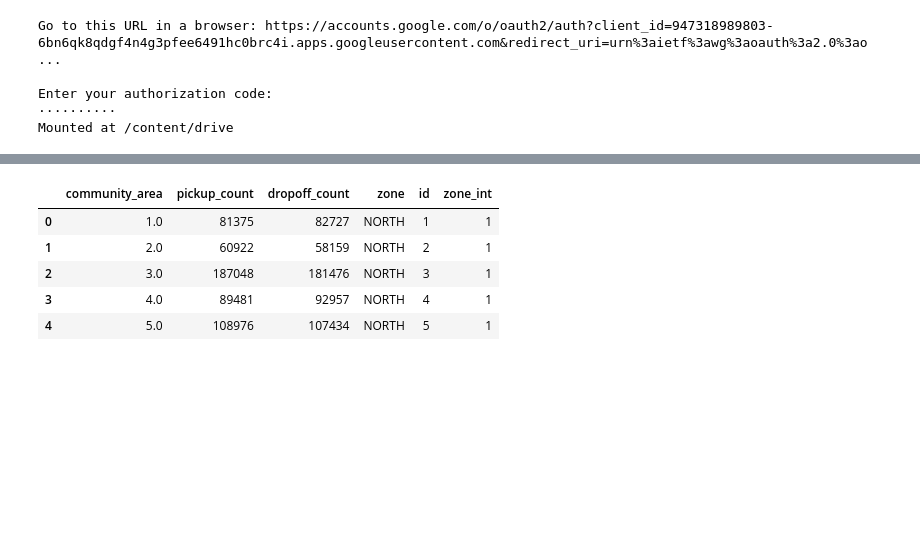
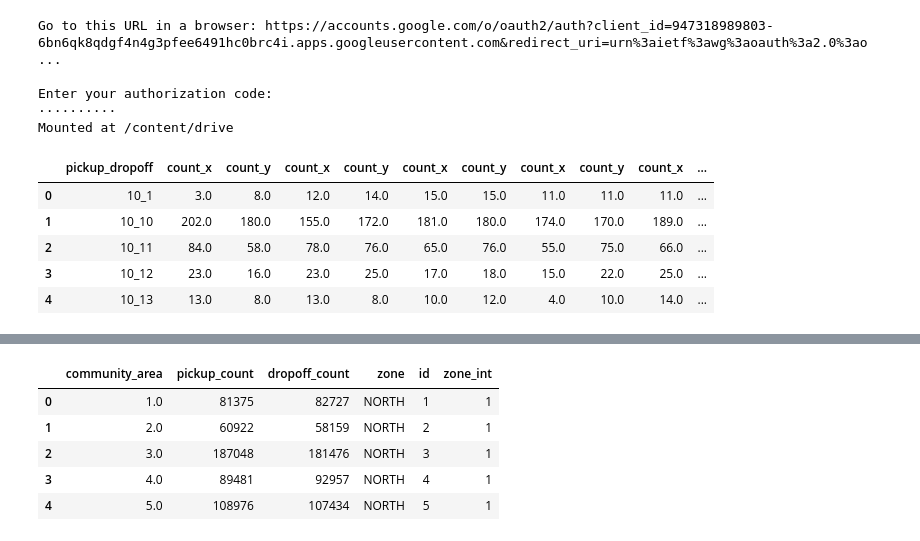
Before and after one commit to katykoenig/pagerank_urban_flow, a Jupyter notebook: tnp_pagerank.ipynb, the cells around one changed output, grey strips where cells are left out. Saved outputs shown, nothing was run; the diff lists cells and outputs as text; code cells hidden in the pictures; blank space fills up the shorter version.

```diff
--- a/tnp_pagerank.ipynb
+++ b/tnp_pagerank.ipynb
@@ -61,15 +77,41 @@ Mounted at /content/drive
 # %%
-count_df_lst = []
-folder = "/content/drive/My Drive/Math ML project/tnp_pagerank/train_data"
-for csv in os.listdir(folder):
-  one_csv_df = pd.read_csv(f"{folder}/{csv}", index_col=0)
-  community_area_cols = ['pickup_community_area', 'dropoff_community_area']
-  one_csv_df.dropna(subset=community_area_cols, inplace=True)
-  for col in community_area_cols:
-    one_csv_df[col] = one_csv_df[col].astype(int)
-    one_csv_df[col] = one_csv_df[col].astype(str)
-  one_csv_df['pickup_dropoff'] = one_csv_df['pickup_community_area'] + '_' + one_csv_df['dropoff_community_area']
-  count_df = pd.DataFrame({'count': one_csv_df.groupby('pickup_dropoff').size()}).reset_index()
-  count_df_lst.append(count_df)
-total_count_df = reduce(lambda x, y: pd.merge(x, y, on=['pickup_dropoff'], how='outer'), count_df_lst)
+def create_counts_df(folder="/content/drive/My Drive/Math ML project" + \
+                     "/tnp_pagerank/train_data"):
+  '''
+  Reads in the csvs from specified folder and creates a dataframe with each row
+  as a pickup dropoff community area combination and each column as the count
+  between the two for each csv
+
+  Inputs:
+    folder(str): folder in which csvs are stored
+
+  Outputs:
+    total_count_df: a pandas dataframe
+  '''
+  count_df_lst = []
+  for csv in os.listdir(folder):
+    one_csv_df = pd.read_csv(f"{folder}/{csv}", index_col=0)
+    community_area_cols = ['pickup_community_area', 'dropoff_community_area']
+    one_csv_df.dropna(subset=community_area_cols, inplace=True)
+    for col in community_area_cols:
+      one_csv_df[col] = one_csv_df[col].astype(int)
+      one_csv_df[col] = one_csv_df[col].astype(str)
+    one_csv_df['pickup_dropoff'] = one_csv_df['pickup_community_area'] + '_' + \
+                                   one_csv_df['dropoff_community_area']
+    count_df = pd.DataFrame({'count': one_csv_df.groupby('pickup_dropoff'). \
+                                                 size()}).reset_index()
+    count_df_lst.append(count_df)
+  total_count_df = reduce(lambda x, y: pd.merge(x, y, on=['pickup_dropoff'],
+                                                how='outer'), count_df_lst)
+  return total_count_df
+# %%
+total_count_df = create_counts_df()
+total_count_df.head()
+# %% [output]
+|  | pickup_dropoff | count_x | count_y | count_x | count_y | count_x | count_y | count_x | count_y | count_x | ... |
+| 0 | 10_1 | 3.0 | 8.0 | 12.0 | 14.0 | 15.0 | 15.0 | 11.0 | 11.0 | 11.0 | ... |
+| 1 | 10_10 | 202.0 | 180.0 | 155.0 | 172.0 | 181.0 | 180.0 | 174.0 | 170.0 | 189.0 | ... |
+| 2 | 10_11 | 84.0 | 58.0 | 78.0 | 76.0 | 65.0 | 76.0 | 55.0 | 75.0 | 66.0 | ... |
+| 3 | 10_12 | 23.0 | 16.0 | 23.0 | 25.0 | 17.0 | 18.0 | 15.0 | 22.0 | 25.0 | ... |
+| 4 | 10_13 | 13.0 | 8.0 | 13.0 | 8.0 | 10.0 | 12.0 | 4.0 | 10.0 | 14.0 | ... |
 # %%
```
Also changed, not shown: parts of 52 cells of this notebook.
